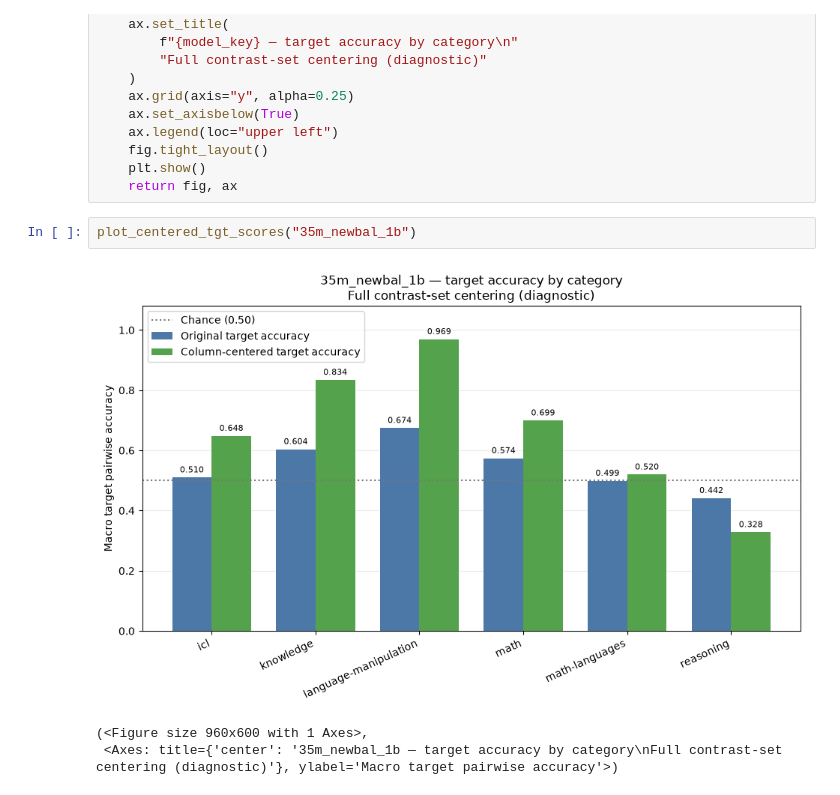
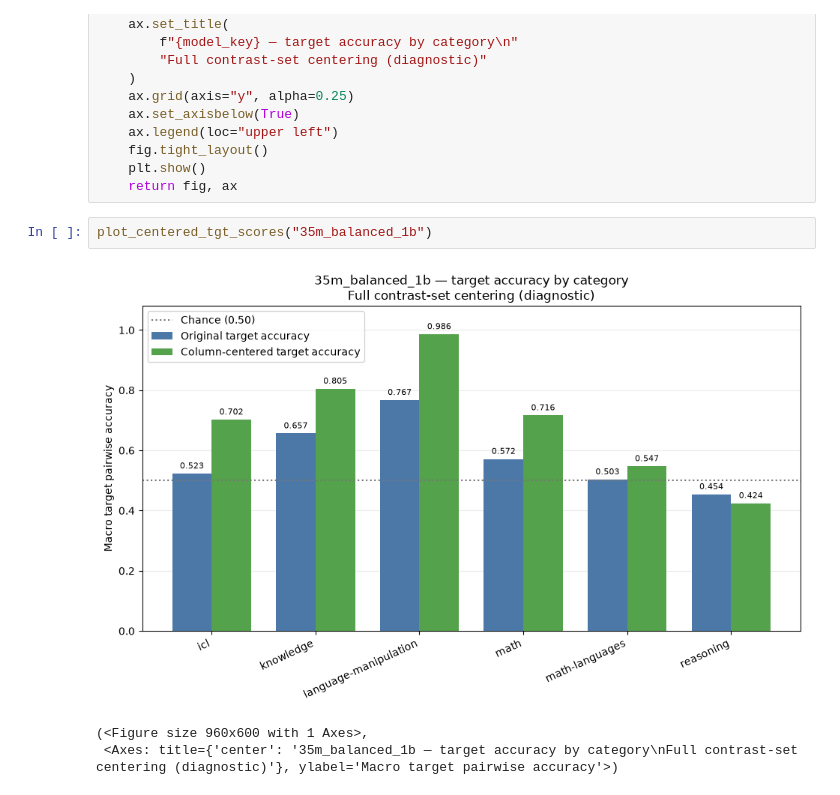
Before and after one commit to SamueleTondelli/pavullmo, a Jupyter notebook: src/evaluation/evaluate_pretrain.ipynb, the cells around one changed output. Cells and saved outputs as stored; diff of their text form.

```diff
--- a/src/evaluation/evaluate_pretrain.ipynb
+++ b/src/evaluation/evaluate_pretrain.ipynb
@@ -774,8 +752,8 @@ def plot_centered_tgt_scores(model_name: str):
     plt.show()
     return fig, ax
 # %%
-plot_centered_tgt_scores("35m_newbal_1b")
+plot_centered_tgt_scores("35m_balanced_1b")
 # %% [output]
-[figure, old version]
+[figure, new version]
 (<Figure size 960x600 with 1 Axes>,
- <Axes: title={'center': '35m_newbal_1b — target accuracy by category\nFull contrast-set centering (diagnostic)'}, ylabel='Macro target pairwise accuracy'>)
+ <Axes: title={'center': '35m_balanced_1b — target accuracy by category\nFull contrast-set centering (diagnostic)'}, ylabel='Macro target pairwise accuracy'>)
```
Also changed, not shown: parts of 6 cells of this notebook, 7 other files.
